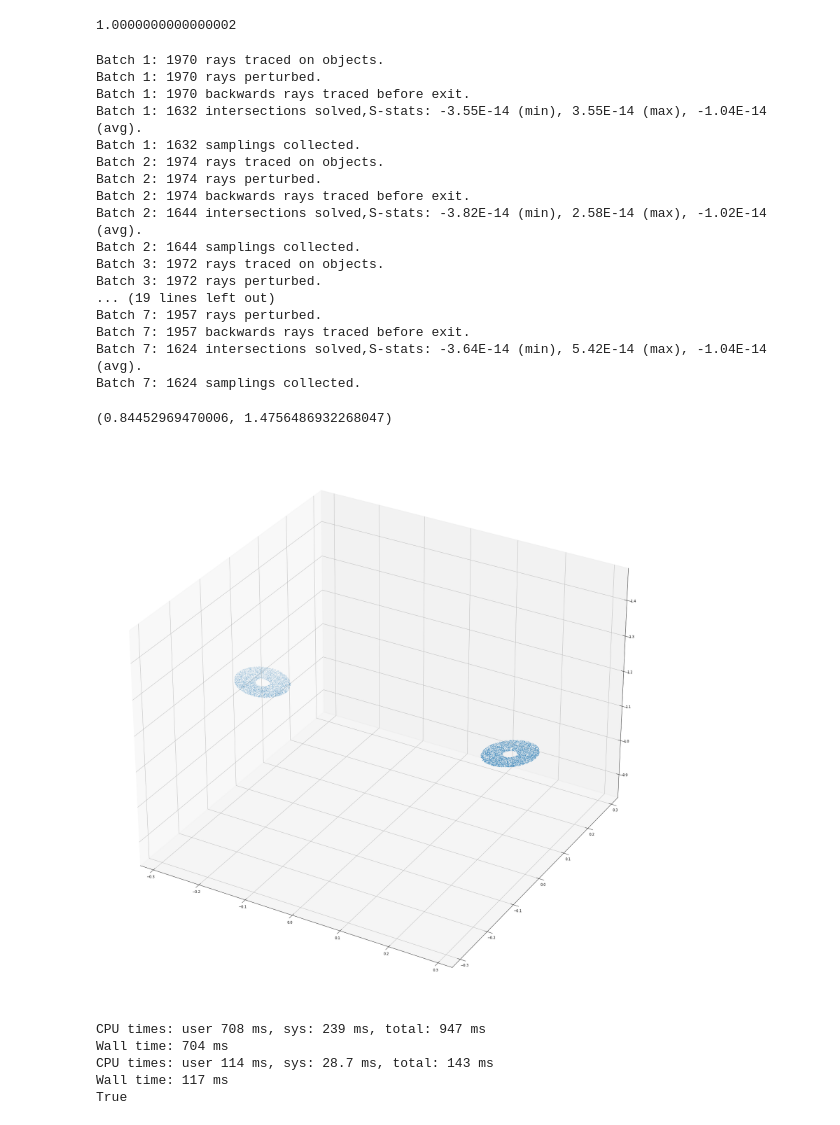
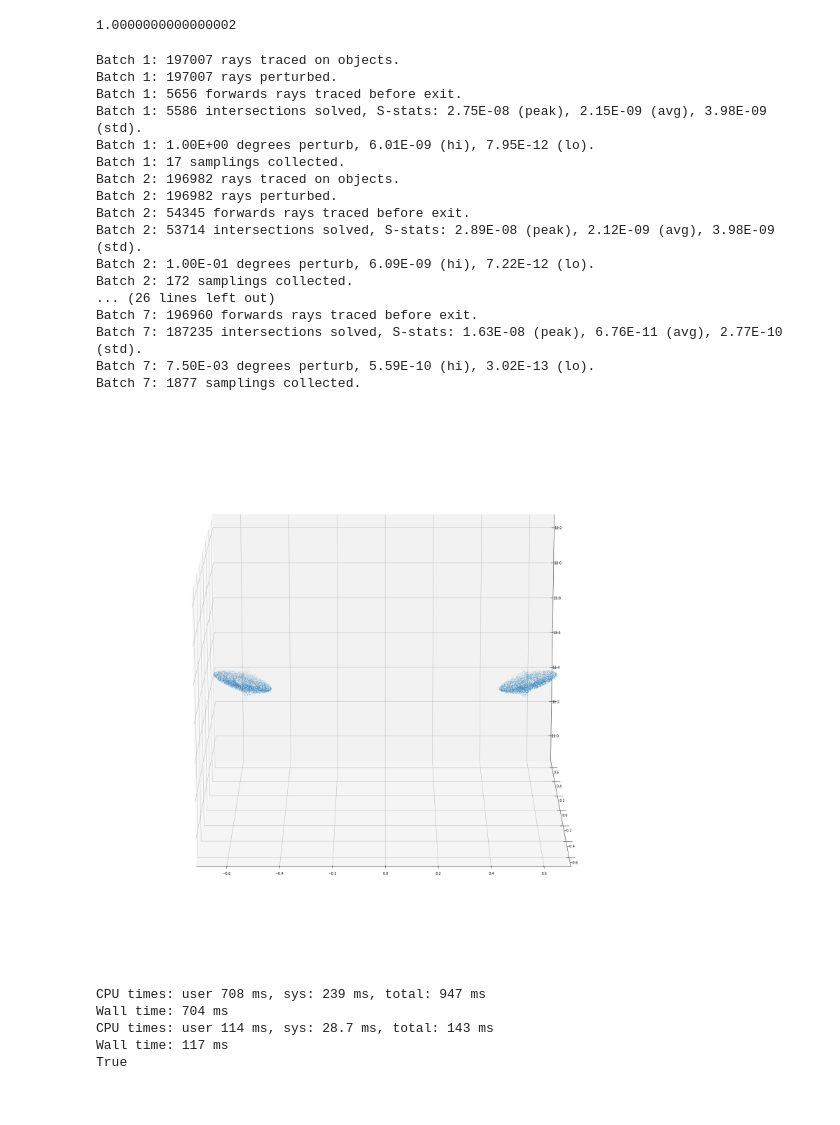
Before and after one commit to pigsboss/pimms, a Jupyter notebook: notes/raytracing.ipynb, the cells around one changed output. Drawn from its saved outputs; the diff is of its cells as text; code cells hidden in the pictures.

```diff
--- a/notes/raytracing.ipynb
+++ b/notes/raytracing.ipynb
@@ -2,7 +2,8 @@
 import pimms.optics as op
 reload(op)
 reload(op.lins)
-sim=op.SIM(init_b=10., detector_a=.15)
+reload(op.quat)
+sim=op.SIM(init_b=150., detector_a=.15)
 opn=op.OpticalPathNetwork(sim)
 src=op.LightSource((0., np.deg2rad(0.), np.inf))
 p,q=src(sim.get_entrance(), 1000, 1, sampling='uniform')
@@ -23,34 +24,34 @@ np.max(pt[-1]['direction'][m,2])
 1.0000000000000002
 # %%
 stops=opn.aperture_stop()
-n=opn.find_image(stops,'exit',perturbation=1e-3,min_samplings=10000,batch_rays=1000,verbose=True)
+n=opn.find_image(stops,'exit',min_samplings=10000,batch_rays=100000,max_batches=100,verbose=True)
 fig=plt.figure(figsize=(30,30))
 ax=fig.add_subplot(111,projection='3d')
 ax.scatter(n[:,0],n[:,1],n[:,2],'.',s=.1)
 extent=max(np.max(n[:,0])-np.min(n[:,0]), np.max(n[:,1])-np.min(n[:,1]), np.max(n[:,2])-np.min(n[:,2]))
 ax.set_xlim([np.mean(n[:,0])-extent/2.,np.mean(n[:,0])+extent/2.])
 ax.set_ylim([np.mean(n[:,1])-extent/2.,np.mean(n[:,1])+extent/2.])
 ax.set_zlim([np.mean(n[:,2])-extent/2.,np.mean(n[:,2])+extent/2.])
+ax.view_init(15,-90)
 # %% [output]
-Batch 1: 1970 rays traced on objects.
-Batch 1: 1970 rays perturbed.
-Batch 1: 1970 backwards rays traced before exit.
-Batch 1: 1632 intersections solved,S-stats: -3.55E-14 (min), 3.55E-14 (max), -1.04E-14 (avg).
-Batch 1: 1632 samplings collected.
-Batch 2: 1974 rays traced on objects.
-Batch 2: 1974 rays perturbed.
-Batch 2: 1974 backwards rays traced before exit.
-Batch 2: 1644 intersections solved,S-stats: -3.82E-14 (min), 2.58E-14 (max), -1.02E-14 (avg).
-Batch 2: 1644 samplings collected.
-Batch 3: 1972 rays traced on objects.
-Batch 3: 1972 rays perturbed.
-... (19 lines left out)
-Batch 7: 1957 rays perturbed.
-Batch 7: 1957 backwards rays traced before exit.
-Batch 7: 1624 intersections solved,S-stats: -3.64E-14 (min), 5.42E-14 (max), -1.04E-14 (avg).
-Batch 7: 1624 samplings collected.
+Batch 1: 197007 rays traced on objects.
+Batch 1: 197007 rays perturbed.
+Batch 1: 5656 forwards rays traced before exit.
+Batch 1: 5586 intersections solved, S-stats: 2.75E-08 (peak), 2.15E-09 (avg), 3.98E-09 (std).
+Batch 1: 1.00E+00 degrees perturb, 6.01E-09 (hi), 7.95E-12 (lo).
+Batch 1: 17 samplings collected.
+Batch 2: 196982 rays traced on objects.
+Batch 2: 196982 rays perturbed.
+Batch 2: 54345 forwards rays traced before exit.
+Batch 2: 53714 intersections solved, S-stats: 2.89E-08 (peak), 2.12E-09 (avg), 3.98E-09 (std).
+Batch 2: 1.00E-01 degrees perturb, 6.09E-09 (hi), 7.22E-12 (lo).
+Batch 2: 172 samplings collected.
+... (26 lines left out)
+Batch 7: 196960 forwards rays traced before exit.
+Batch 7: 187235 intersections solved, S-stats: 1.63E-08 (peak), 6.76E-11 (avg), 2.77E-10 (std).
+Batch 7: 7.50E-03 degrees perturb, 5.59E-10 (hi), 3.02E-13 (lo).
+Batch 7: 1877 samplings collected.
-(0.84452969470006, 1.4756486932268047)
-[figure, old version]
+[figure, new version]
 # %%
 import pimms.optics as op
 reload(op)
```
Also changed, not shown: parts of 4 cells of this notebook, 1 other file.
